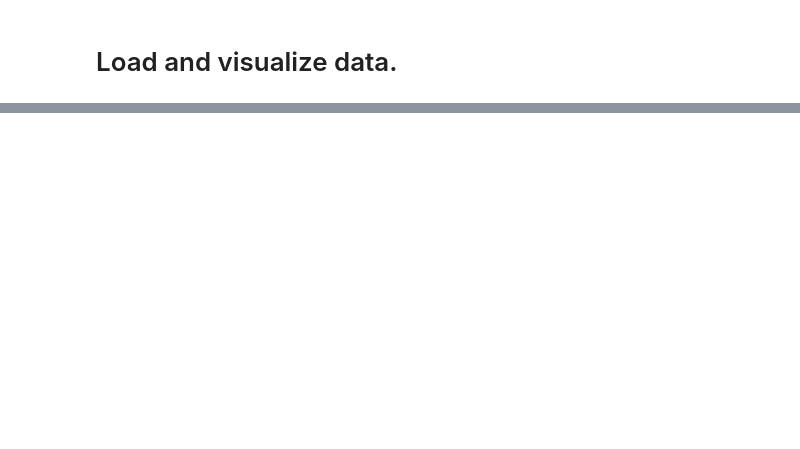
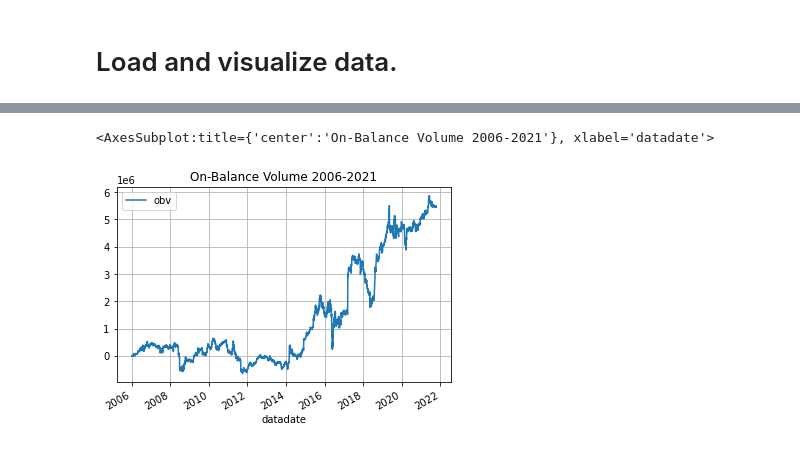
Before and after one commit to clarah2/stock-trading, a Jupyter notebook: data visualization.ipynb, the cells around one changed output, grey strips where cells are left out. Saved outputs shown, nothing was run; the diff lists cells and outputs as text; code cells hidden in the pictures; blank space fills up the shorter version.

```diff
--- a/data visualization.ipynb
+++ b/data visualization.ipynb
@@ -45,0 +80,6 @@ coke_data.plot('datadate', 'prccd', title='Coke closing stock price from 2006-20
+# %%
+coke_data['obv'] = talib.OBV(coke_data['prccd'], coke_data['cshtrd'])
+coke_data.plot('datadate', 'obv', title='On-Balance Volume 2006-2021', grid=True)
+# %% [output]
+<AxesSubplot:title={'center':'On-Balance Volume 2006-2021'}, xlabel='datadate'>
+[figure, added]
```
Also changed, not shown: parts of 12 cells of this notebook.
